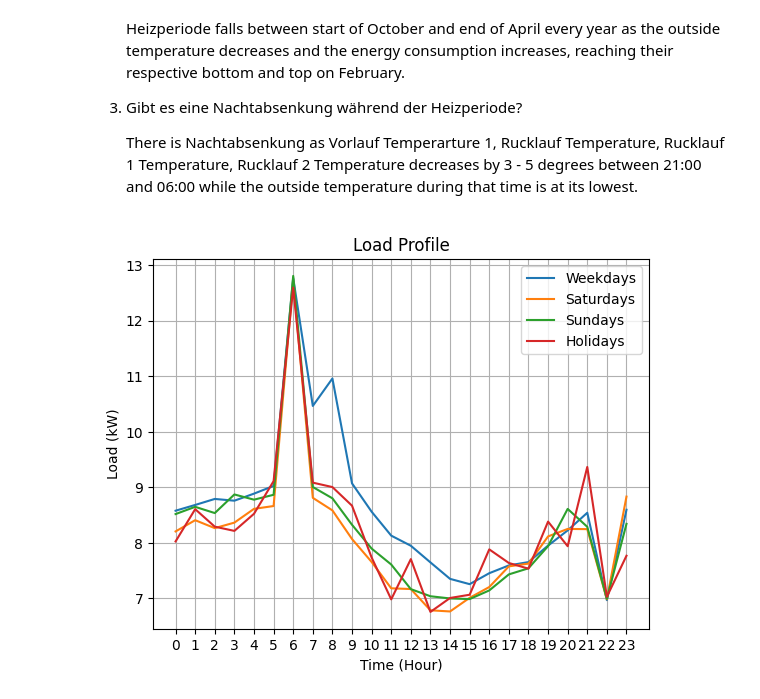
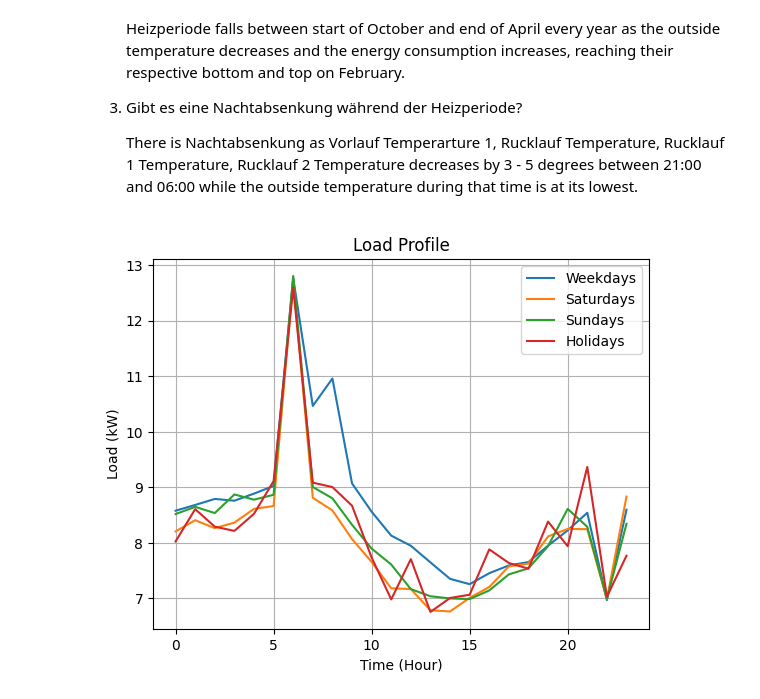
Before and after one commit to khanhhuy288/msg-heatmeter, a Jupyter notebook: explore_data.ipynb, the cells around one changed output. Saved outputs shown, nothing was run; the diff lists cells and outputs as text; code cells hidden in the pictures.

```diff
--- a/explore_data.ipynb
+++ b/explore_data.ipynb
@@ -68,23 +70,23 @@ mean_holiday_load = holiday_load.groupby(holiday_load.index.hour).mean()
 # %%
 # Create the line graph
 plt.plot(mean_weekday_load, label='Weekdays')
 plt.plot(mean_saturday_load, label='Saturdays')
 plt.plot(mean_sunday_load, label='Sundays')
 plt.plot(mean_holiday_load, label='Holidays')
 
 # Set the x-axis labels
-plt.xticks(range(0, 24))
+# plt.xticks(range(0, 24))
 
 # Add a title and labels for the x and y axes
 plt.title('Load Profile')
 plt.xlabel('Time (Hour)')
 plt.ylabel('Load (kW)')
 
 # Add a legend
 plt.legend()
 plt.grid(True)
 
 # Display the graph
 plt.show()
 # %% [output]
-[figure, old version]
+[figure, new version]
```
Also changed, not shown: parts of 5 cells of this notebook.
